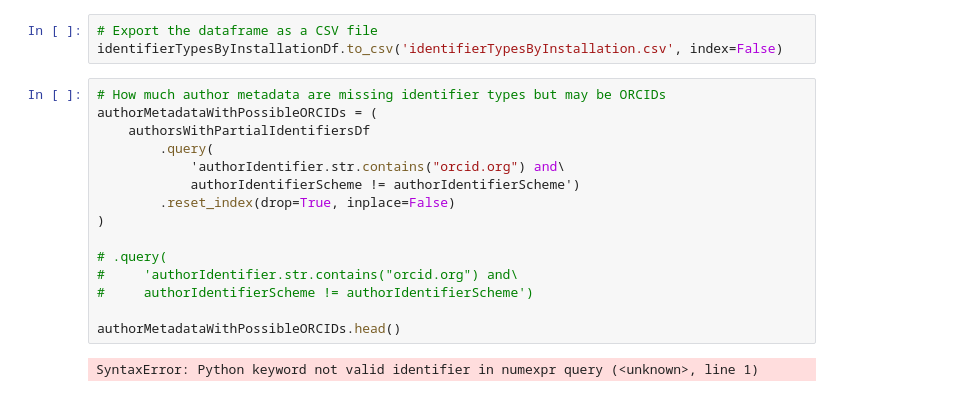
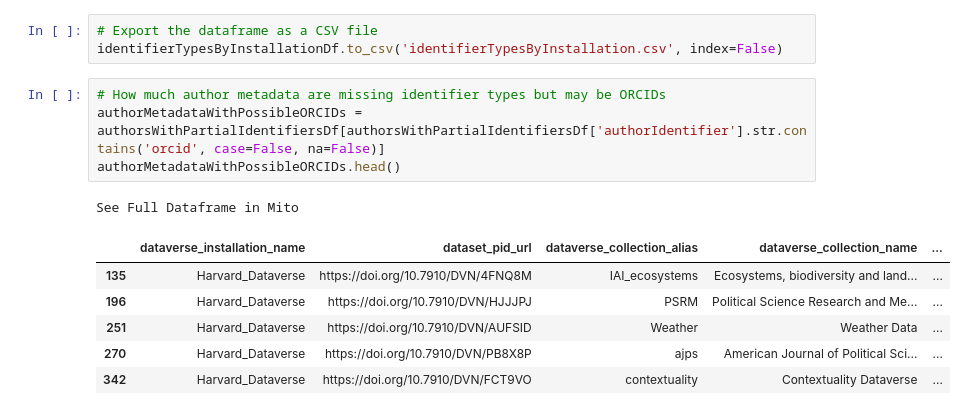
Before and after one commit to jggautier/ux-research-data-analysis, a Jupyter notebook: notebooks/PIDs_for_people_in_Dataverse_datasets/PIDs_for_people_in_HDV_datasets.ipynb, the cells around one changed output. Saved outputs shown, nothing was run; the diff lists cells and outputs as text.

```diff
--- a/notebooks/PIDs_for_people_in_Dataverse_datasets/PIDs_for_people_in_HDV_datasets.ipynb
+++ b/notebooks/PIDs_for_people_in_Dataverse_datasets/PIDs_for_people_in_HDV_datasets.ipynb
@@ -254,18 +254,13 @@ See Full Dataframe in Mito
 identifierTypesByInstallationDf.to_csv('identifierTypesByInstallation.csv', index=False)
 # %%
 # How much author metadata are missing identifier types but may be ORCIDs
-authorMetadataWithPossibleORCIDs = (
-    authorsWithPartialIdentifiersDf
-        .query(
-            'authorIdentifier.str.contains("orcid.org") and\
-            authorIdentifierScheme != authorIdentifierScheme')
-        .reset_index(drop=True, inplace=False)
-)
-
-# .query(
-#     'authorIdentifier.str.contains("orcid.org") and\
-#     authorIdentifierScheme != authorIdentifierScheme')
-
+authorMetadataWithPossibleORCIDs = authorsWithPartialIdentifiersDf[authorsWithPartialIdentifiersDf['authorIdentifier'].str.contains('orcid', case=False, na=False)]
 authorMetadataWithPossibleORCIDs.head()
 # %% [output]
-SyntaxError: Python keyword not valid identifier in numexpr query (<unknown>, line 1)
+See Full Dataframe in Mito
+|  | dataverse_installation_name | dataset_pid_url | dataverse_collection_alias | dataverse_collection_name | ... |
+| 135 | Harvard_Dataverse | https://doi.org/10.7910/DVN/4FNQ8M | IAI_ecosystems | Ecosystems, biodiversity and land... | ... |
+| 196 | Harvard_Dataverse | https://doi.org/10.7910/DVN/HJJJPJ | PSRM | Political Science Research and Me... | ... |
+| 251 | Harvard_Dataverse | https://doi.org/10.7910/DVN/AUFSID | Weather | Weather Data | ... |
+| 270 | Harvard_Dataverse | https://doi.org/10.7910/DVN/PB8X8P | ajps | American Journal of Political Sci... | ... |
+| 342 | Harvard_Dataverse | https://doi.org/10.7910/DVN/FCT9VO | contextuality | Contextuality Dataverse | ... |
```
Also changed, not shown: parts of 3 cells of this notebook.
